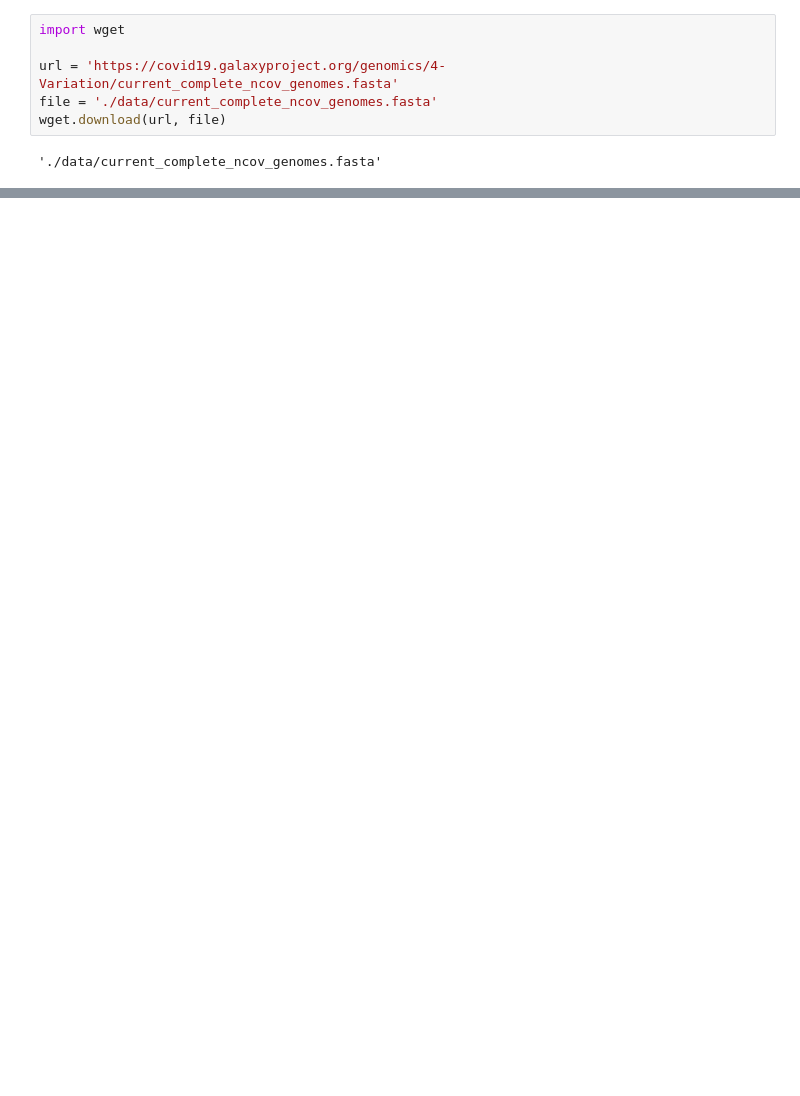
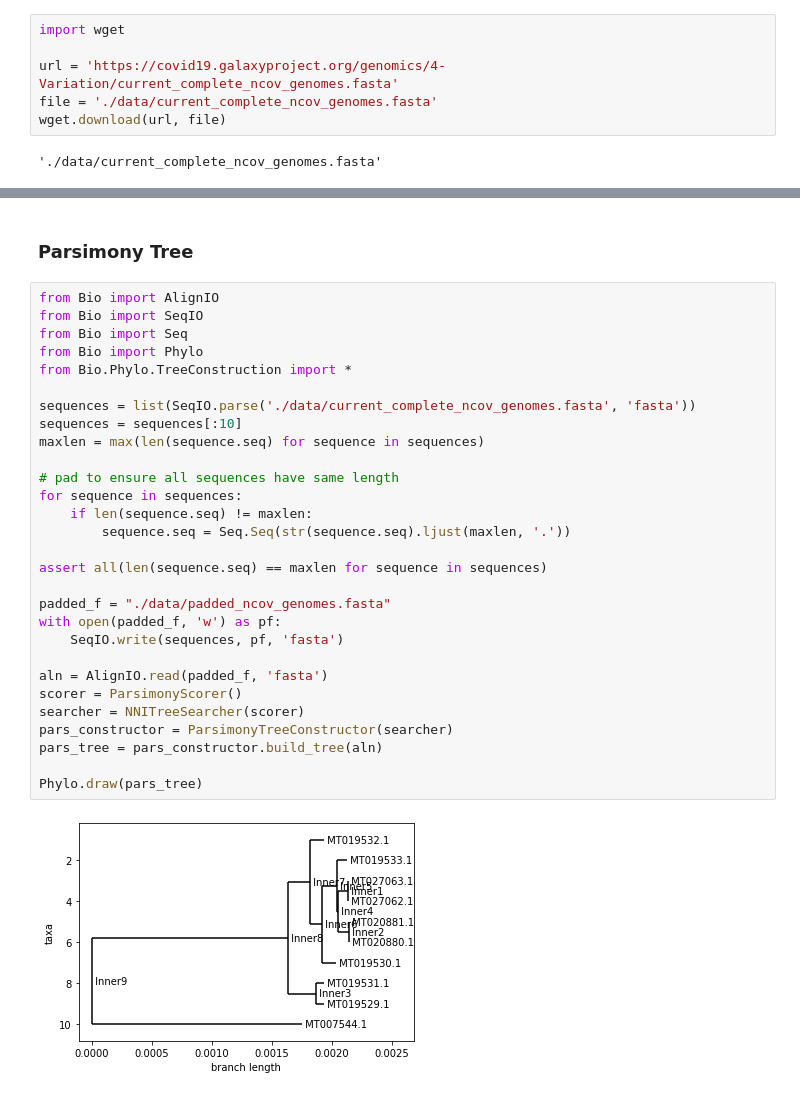
Before and after one commit to anderson-github-classroom/csc-448-project, a Jupyter notebook: students/nabishop/week_2.ipynb, the cells around one changed output, grey strips where cells are left out. Drawn from its saved outputs; the diff is of its cells as text; blank space fills up the shorter version.

```diff
--- a/students/nabishop/week_2.ipynb
+++ b/students/nabishop/week_2.ipynb
@@ -18,0 +131,33 @@ Then, using a locally downloaded executable of Virulign, I ran the following com
+# %% [markdown]
+### Parsimony Tree
+# %%
+from Bio import AlignIO
+from Bio import SeqIO
+from Bio import Seq
+from Bio import Phylo
+from Bio.Phylo.TreeConstruction import *
+
+sequences = list(SeqIO.parse('./data/current_complete_ncov_genomes.fasta', 'fasta'))
+sequences = sequences[:10]
+maxlen = max(len(sequence.seq) for sequence in sequences)
+
+# pad to ensure all sequences have same length
+for sequence in sequences:
+    if len(sequence.seq) != maxlen:
+        sequence.seq = Seq.Seq(str(sequence.seq).ljust(maxlen, '.'))
+
+assert all(len(sequence.seq) == maxlen for sequence in sequences)
+
+padded_f = "./data/padded_ncov_genomes.fasta"
+with open(padded_f, 'w') as pf:
+    SeqIO.write(sequences, pf, 'fasta')
+
+aln = AlignIO.read(padded_f, 'fasta')
+scorer = ParsimonyScorer()
+searcher = NNITreeSearcher(scorer)
+pars_constructor = ParsimonyTreeConstructor(searcher)
+pars_tree = pars_constructor.build_tree(aln)
+
+Phylo.draw(pars_tree)
+# %% [output]
+[figure, added]
```
Also changed, not shown: parts of 17 cells of this notebook, 1 other file.
